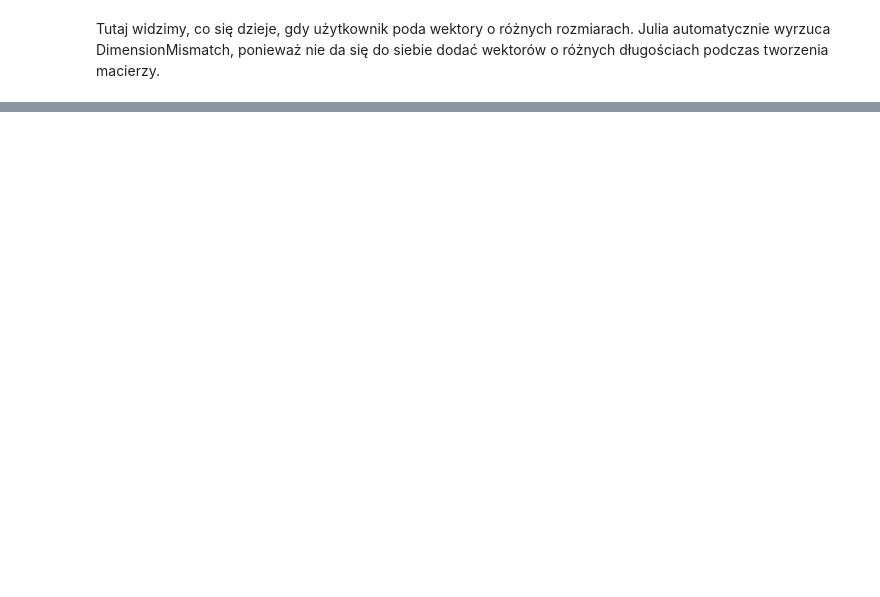
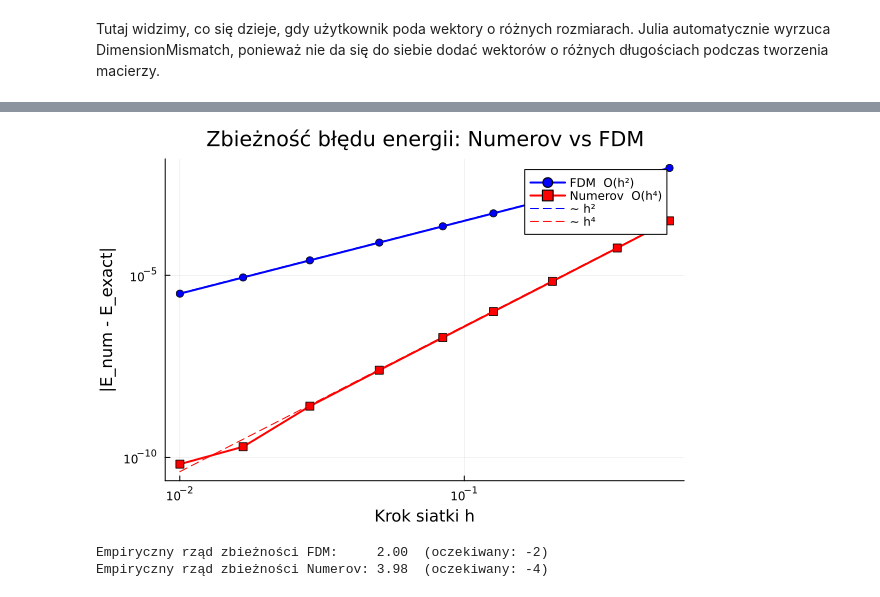
Before and after one commit to Natalia-Chmiel/Numerical-computations-project, a Jupyter notebook: codes.ipynb, the cells around one changed output, grey strips where cells are left out. Drawn from its saved outputs; the diff is of its cells as text; code cells hidden in the pictures; blank space fills up the shorter version.

```diff
--- a/codes.ipynb
+++ b/codes.ipynb
@@ -142,0 +217,37 @@ Tutaj widzimy, co się dzieje, gdy użytkownik poda wektory o różnych rozmiara
+# %%
+h_values = L ./ (N_values .- 1)
+
+C2 = errors_FDM[1] / h_values[1]^2
+C4 = errors_Num[1] / h_values[1]^4
+h_ref = range(minimum(h_values), maximum(h_values), length=200)
+
+p_conv = plot(h_values, errors_FDM,
+    label="FDM  O(h²)", marker=:circle, linewidth=2, color=:blue,
+    xscale=:log10, yscale=:log10,
+    xlabel="Krok siatki h", ylabel="|E_num - E_exact|",
+    title="Zbieżność błędu energii: Numerov vs FDM")
+
+plot!(p_conv, h_values, errors_Num,
+    label="Numerov  O(h⁴)", marker=:square, linewidth=2, color=:red)
+
+plot!(p_conv, collect(h_ref), C2 .* collect(h_ref).^2,
+    label="~ h²", linestyle=:dash, color=:blue, linewidth=1)
+
+plot!(p_conv, collect(h_ref), C4 .* collect(h_ref).^4,
+    label="~ h⁴", linestyle=:dash, color=:red, linewidth=1)
+
+display(p_conv)
+# %% [output]
+[figure, added]
+# %%
+using Statistics
+
+log_h = log10.(h_values)
+slope_FDM = cov(log_h, log10.(errors_FDM)) / var(log_h)
+slope_Num = cov(log_h, log10.(errors_Num)) / var(log_h)
+
+@printf("Empiryczny rząd zbieżności FDM:     %.2f  (oczekiwany: -2)\n", slope_FDM)
+@printf("Empiryczny rząd zbieżności Numerov: %.2f  (oczekiwany: -4)\n", slope_Num)
+# %% [output]
+Empiryczny rząd zbieżności FDM:     2.00  (oczekiwany: -2)
+Empiryczny rząd zbieżności Numerov: 3.98  (oczekiwany: -4)
```
Also changed, not shown: parts of 7 cells of this notebook, 1 other file.
